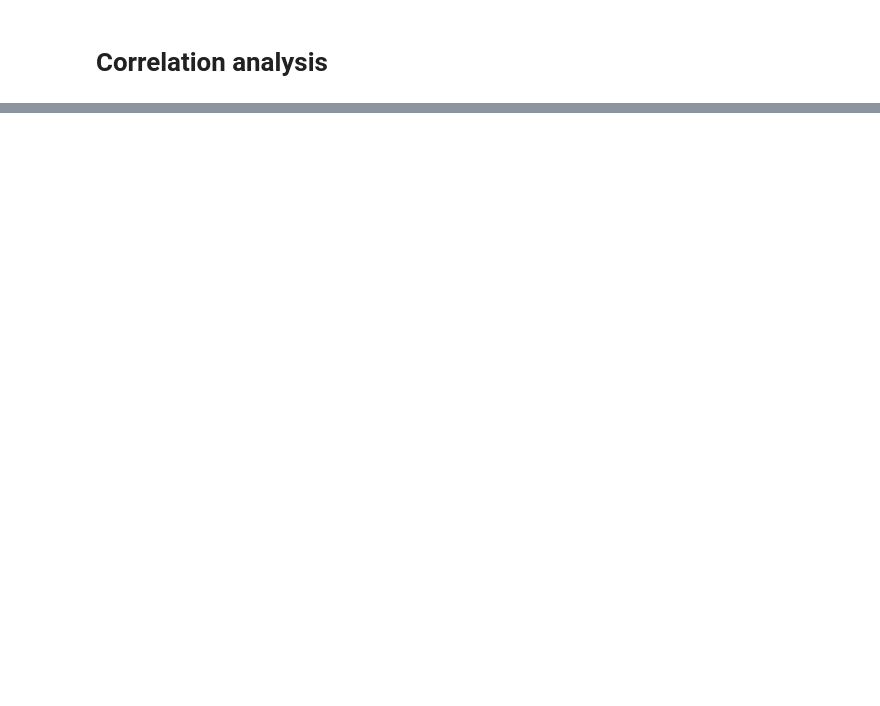
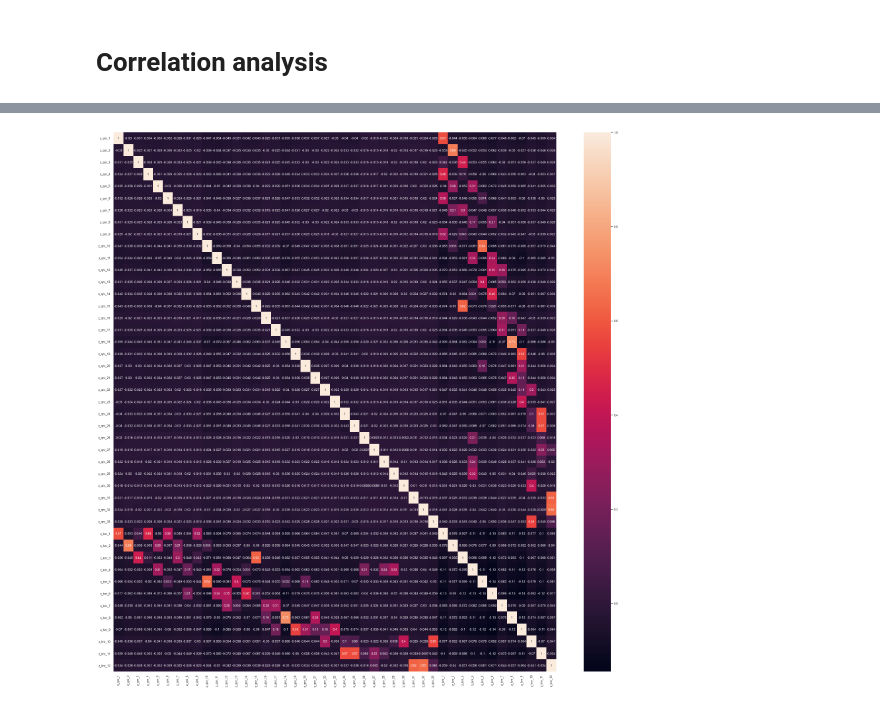
Before and after one commit to yeluH/MT_FI, a Jupyter notebook: Notebooks/0_Regression_presence_of_accident.ipynb, the cells around one changed output, grey strips where cells are left out. Drawn from its saved outputs; the diff is of its cells as text; code cells hidden in the pictures; blank space fills up the shorter version.

```diff
--- a/Notebooks/0_Regression_presence_of_accident.ipynb
+++ b/Notebooks/0_Regression_presence_of_accident.ipynb
@@ -1941,0 +1804,10 @@ plt.show()
+# %%
+# dfv5 = dfacrpv[cng5]
+# corr_matrix5 = dfv5.corr()
+plt.figure(figsize=(30,30))
+sn.set(font_scale = 0.8)
+sn.heatmap(corr_matrix5, annot = True, )
+# plt.savefig('fig_corrmat_5.png')
+plt.show()
+# %% [output]
+[figure, added]
```
Also changed, not shown: parts of 94 cells of this notebook.
